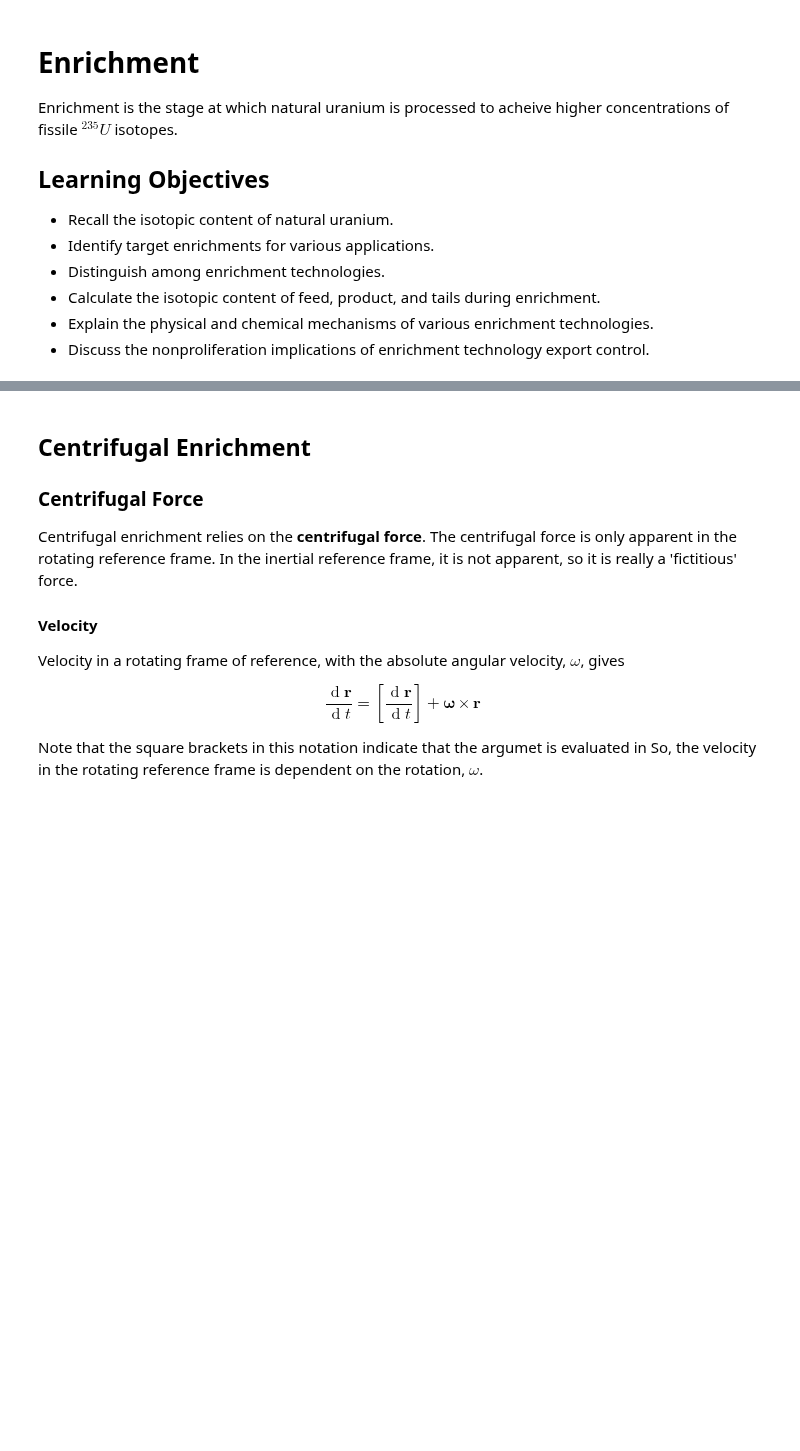
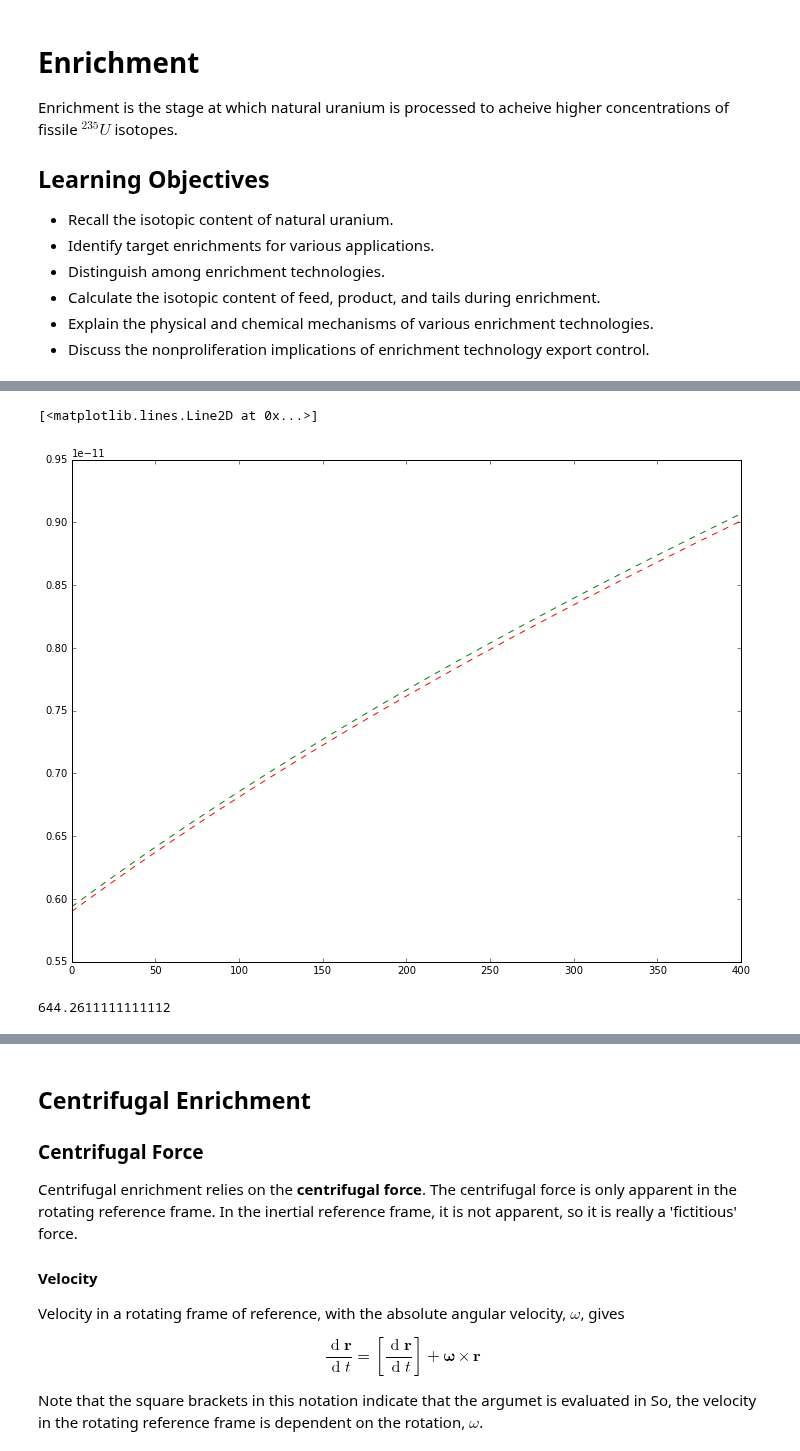
Before and after one commit to katyhuff/npre412, a Jupyter notebook: enrichment/enrichment.ipynb, the cells around one changed output, grey strips where cells are left out. Saved outputs shown, nothing was run; the diff lists cells and outputs as text; code cells hidden in the pictures; blank space fills up the shorter version.

```diff
--- a/enrichment/enrichment.ipynb
+++ b/enrichment/enrichment.ipynb
@@ -72,0 +86,41 @@ plt.show()
+# %%
+from scipy import constants as sc
+sc.Boltzmann
+import scipy
+scipy.constants.unit('Boltzmann constant')
+
+import numpy as np
+k= sc.Boltzmann
+
+def f_to_k(f):
+    return (f + 459.67)*5./9.
+
+T = np.arange(300.0, 700.)
+
+def vel(temp, m):
+    import math
+    k= sc.Boltzmann
+    return math.sqrt(2*k*temp/m)
+
+
+v_235 = np.arange(0.0, 400.0)
+v_238 = np.arange(0.0, 400.0)
+ratio = np.arange(0.0, 400.0)
+
+m_235 = 235
+m_238 = 238
+
+for i in range(0, 400):
+    v_235[i] = vel(T[i], m_235)
+    v_238[i] = vel(T[i], m_238)
+    ratio[i] = v_235[i]/v_238[i]
+
+plt.plot(v_235, 'g--')
+plt.plot(v_238, 'r--')
+# %% [output]
+[<matplotlib.lines.Line2D at 0x...>]
+[figure, added]
+# %%
+f_to_k(700.)
+# %% [output]
+644.2611111111112
```
Also changed, not shown: parts of 20 cells of this notebook.
